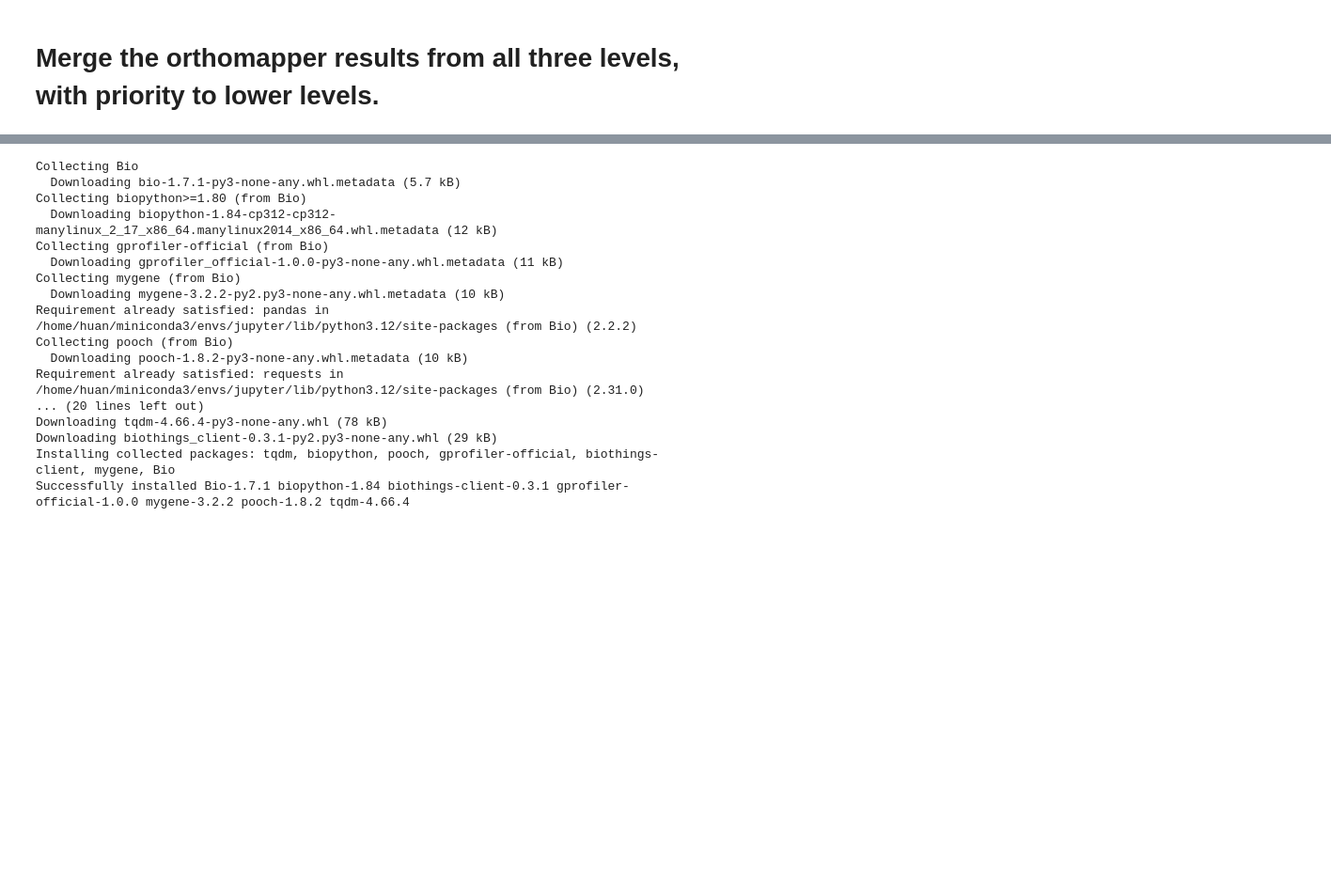
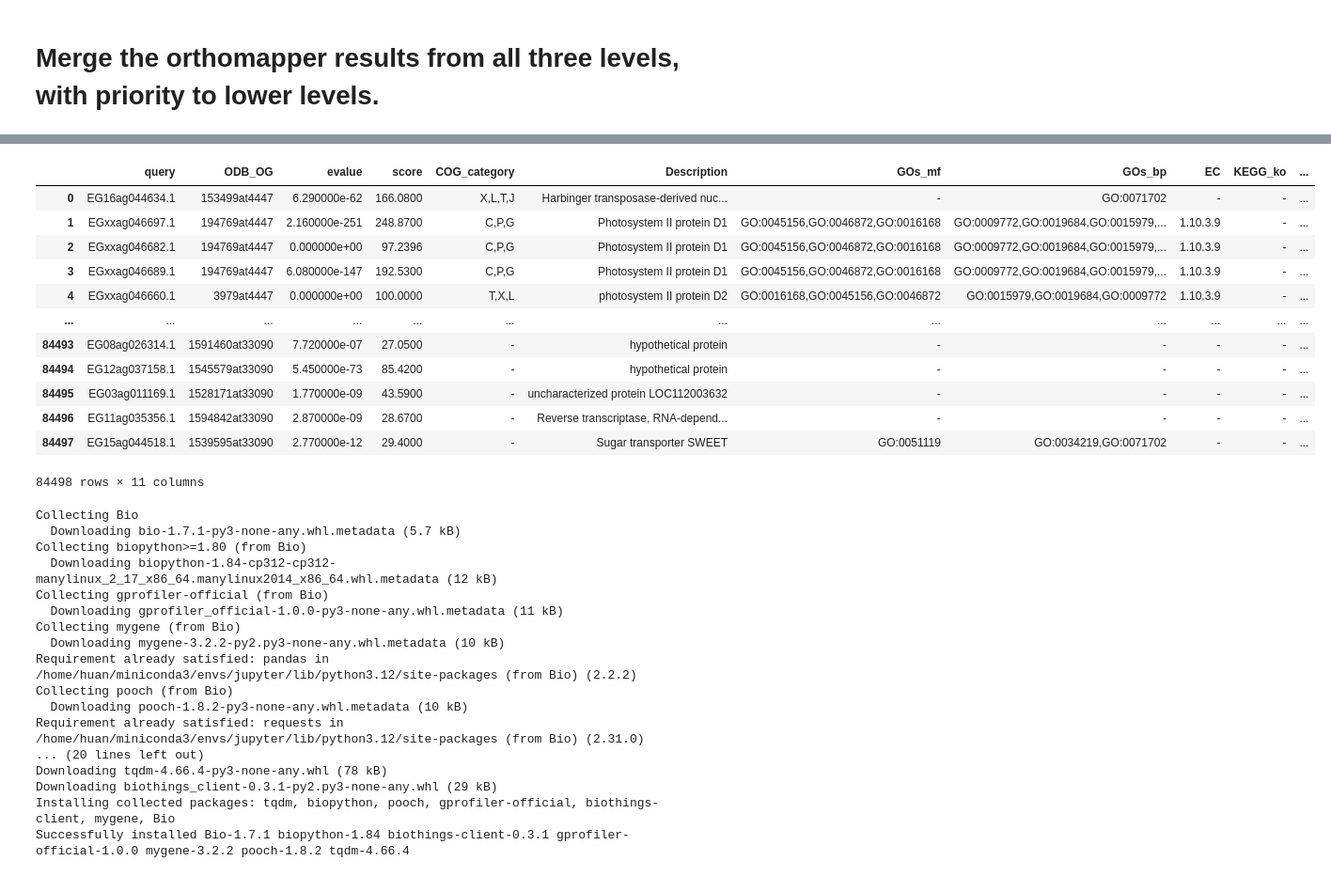
Before and after one commit to fanhuan/script, a Jupyter notebook: orthoDB.ipynb, the cells around one changed output, grey strips where cells are left out. Shown: that part at 94% size. Drawn from its saved outputs; the diff is of its cells as text; code cells hidden in the pictures; blank space fills up the shorter version.

```diff
--- a/orthoDB.ipynb
+++ b/orthoDB.ipynb
@@ -136,7 +136,7 @@ with open(out_file,'w') as fh:
 import pandas as pd
 from Bio import SeqIO
 
-name = 'date'
+name = 'EG5.1_v12'
 
 file1 = '~/build/orthologer/Results/{}_4447.og.annotations'.format(name)
 df1 = pd.read_csv(file1, sep='\t', header=0)
@@ -156,6 +156,8 @@ df3.rename(columns={'#query': 'query'}, inplace=True)
 df3_new = df3[~df3['query'].isin(df12['query'])]
 df123 = pd.concat([df12, df3_new], ignore_index=True)
 
+print("Number of unique og:")
+print(len(df123['ODB_OG'].unique()))
 # change their names to gene names (this only applies to EG5.1)
 if name == 'EG5.1':
     header = pd.read_csv('~/build/orthologer/EG5.1_aa.header', sep=' ', header=None, names=['old','new','len'])
@@ -165,4 +167,4 @@ if name == 'EG5.1':
     dictionary = {key: value for key, value in zip(header['old'], header['new'])}
     df123['query'] = df123['query'].map(dictionary)
 
-df123.to_csv('~/build/orthologer/{}_orthoDBv11_4447_3193_33090.og.annotations'.format(name), sep='\t', index=False)
+df123.to_csv('~/build/orthologer/{}_4447_3193_33090.og.annotations'.format(name), sep='\t', index=False)
@@ -169,3 +177,19 @@ df123.to_csv('~/build/orthologer/{}_orthoDBv11_4447_3193_33090.og.annotations'.f
+# %%
+df123
+# %% [output]
+|  | query | ODB_OG | evalue | score | COG_category | Description | GOs_mf | GOs_bp | EC | KEGG_ko | ... |
+| 0 | EG16ag044634.1 | 153499at4447 | 6.290000e-62 | 166.0800 | X,L,T,J | Harbinger transposase-derived nuc... | - | GO:0071702 | - | - | ... |
+| 1 | EGxxag046697.1 | 194769at4447 | 2.160000e-251 | 248.8700 | C,P,G | Photosystem II protein D1 | GO:0045156,GO:0046872,GO:0016168 | GO:0009772,GO:0019684,GO:0015979,... | 1.10.3.9 | - | ... |
+| 2 | EGxxag046682.1 | 194769at4447 | 0.000000e+00 | 97.2396 | C,P,G | Photosystem II protein D1 | GO:0045156,GO:0046872,GO:0016168 | GO:0009772,GO:0019684,GO:0015979,... | 1.10.3.9 | - | ... |
+| 3 | EGxxag046689.1 | 194769at4447 | 6.080000e-147 | 192.5300 | C,P,G | Photosystem II protein D1 | GO:0045156,GO:0046872,GO:0016168 | GO:0009772,GO:0019684,GO:0015979,... | 1.10.3.9 | - | ... |
+| 4 | EGxxag046660.1 | 3979at4447 | 0.000000e+00 | 100.0000 | T,X,L | photosystem II protein D2 | GO:0016168,GO:0045156,GO:0046872 | GO:0015979,GO:0019684,GO:0009772 | 1.10.3.9 | - | ... |
+| ... | ... | ... | ... | ... | ... | ... | ... | ... | ... | ... | ... |
+| 84493 | EG08ag026314.1 | 1591460at33090 | 7.720000e-07 | 27.0500 | - | hypothetical protein | - | - | - | - | ... |
+| 84494 | EG12ag037158.1 | 1545579at33090 | 5.450000e-73 | 85.4200 | - | hypothetical protein | - | - | - | - | ... |
+| 84495 | EG03ag011169.1 | 1528171at33090 | 1.770000e-09 | 43.5900 | - | uncharacterized protein LOC112003632 | - | - | - | - | ... |
+| 84496 | EG11ag035356.1 | 1594842at33090 | 2.870000e-09 | 28.6700 | - | Reverse transcriptase, RNA-depend... | - | - | - | - | ... |
+| 84497 | EG15ag044518.1 | 1539595at33090 | 2.770000e-12 | 29.4000 | - | Sugar transporter SWEET | GO:0051119 | GO:0034219,GO:0071702 | - | - | ... |
+84498 rows × 11 columns
 # %%
 !pip install Bio
 # %% [output]
```
Also changed, not shown: parts of 2 cells of this notebook.
